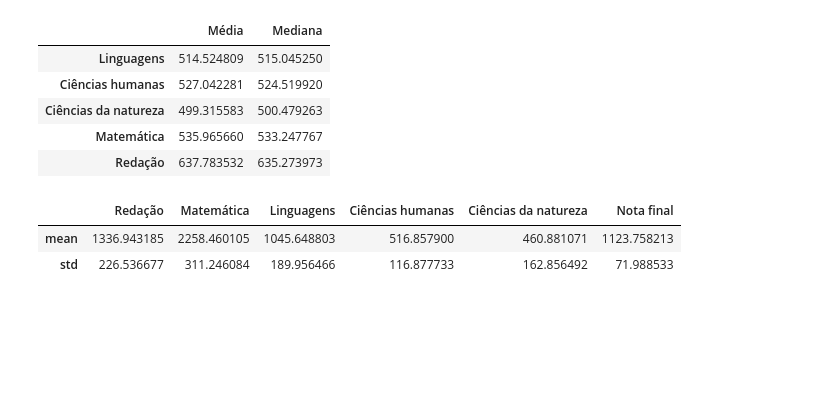
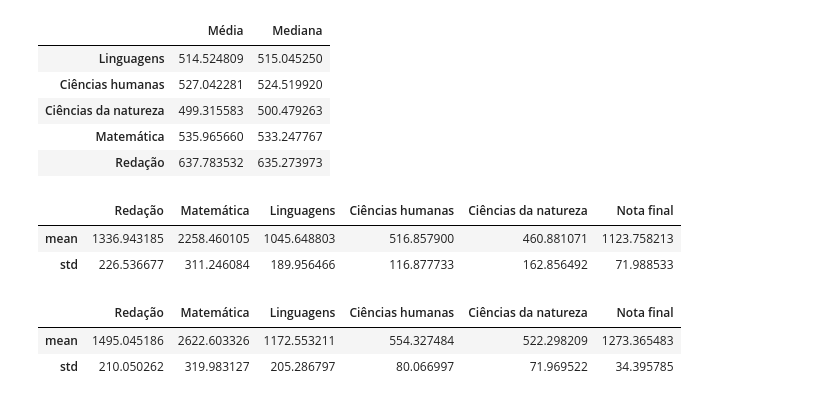
Before and after one commit to dsreliete/Womakerscode_DA_desafio_individual, a Jupyter notebook: Desafio3ElietedaSilva_Rodrigues.ipynb, the cells around one changed output. Drawn from its saved outputs; the diff is of its cells as text; code cells hidden in the pictures; blank space fills up the shorter version.

```diff
--- a/Desafio3ElietedaSilva_Rodrigues.ipynb
+++ b/Desafio3ElietedaSilva_Rodrigues.ipynb
@@ -117,6 +127,13 @@ df_500.describe().loc[['mean', 'std']]
 | std | 226.536677 | 311.246084 | 189.956466 | 116.877733 | 162.856492 | 71.988533 |
 # %%
 # 4. Se todos esses estudantes aplicassem para ciência da computação e existem apenas 40 vagas, qual seria a variância e média da nota dos estudantes que entraram no curso de ciência da computação?
+
+df_500 = df_todas_notas.head(40)
+df_500.describe().loc[['mean', 'std']]
+# %% [output]
+|  | Redação | Matemática | Linguagens | Ciências humanas | Ciências da natureza | Nota final |
+| mean | 1495.045186 | 2622.603326 | 1172.553211 | 554.327484 | 522.298209 | 1273.365483 |
+| std | 210.050262 | 319.983127 | 205.286797 | 80.066997 | 71.969522 | 34.395785 |
 # %%
 # 5. Qual o valor do teto do terceiro quartil para as disciplinas de matemática e linguagens?
 # %%
```
Also changed, not shown: parts of 2 cells of this notebook.
